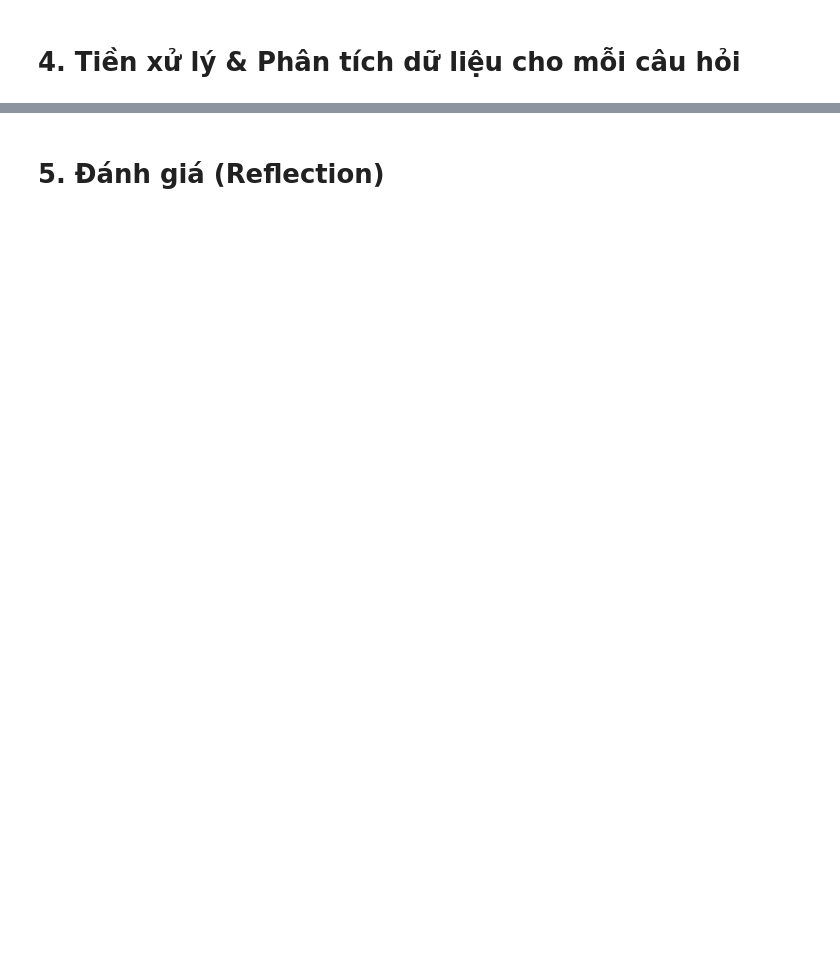
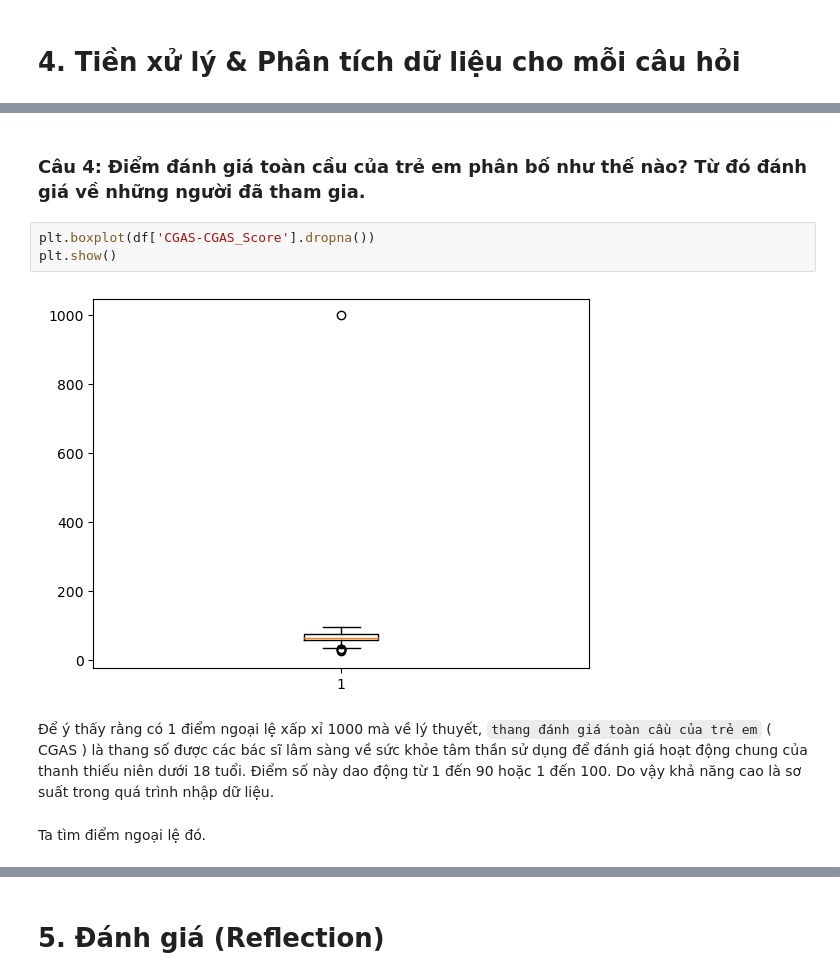
Before and after one commit to xxtnguyn/LTKHDL_Final, a Jupyter notebook: Final_Project.ipynb, the cells around one changed output, grey strips where cells are left out. Drawn from its saved outputs; the diff is of its cells as text; blank space fills up the shorter version.

```diff
--- a/Final_Project.ipynb
+++ b/Final_Project.ipynb
@@ -375,0 +407,11 @@ Những câu hỏi này cho thấy phụ huynh đang cố gắng duy trì sự c
+# %% [markdown]
+### **Câu 4: Điểm đánh giá toàn cầu của trẻ em phân bố như thế nào? Từ đó đánh giá về những người đã tham gia.**
+# %%
+plt.boxplot(df['CGAS-CGAS_Score'].dropna())
+plt.show()
+# %% [output]
+[figure, added]
+# %% [markdown]
+Để ý thấy rằng có 1 điểm ngoại lệ xấp xỉ 1000 mà về lý thuyết, `thang đánh giá toàn cầu của trẻ em` ( CGAS ) là thang số được các bác sĩ lâm sàng về sức khỏe tâm thần sử dụng để đánh giá hoạt động chung của thanh thiếu niên dưới 18 tuổi. Điểm số này dao động từ 1 đến 90 hoặc 1 đến 100. Do vậy khả năng cao là sơ suất trong quá trình nhập dữ liệu.
+# %% [markdown]
+Ta tìm điểm ngoại lệ đó.
```
Also changed, not shown: parts of 157 cells of this notebook.
